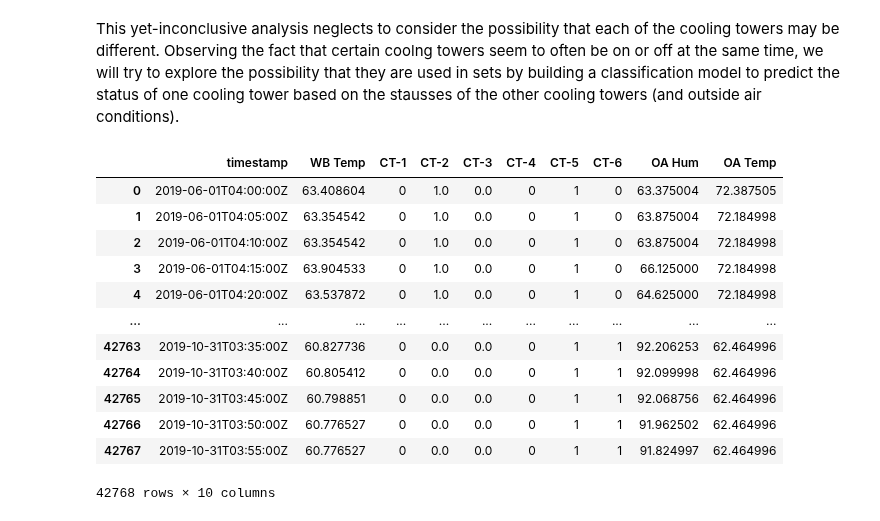
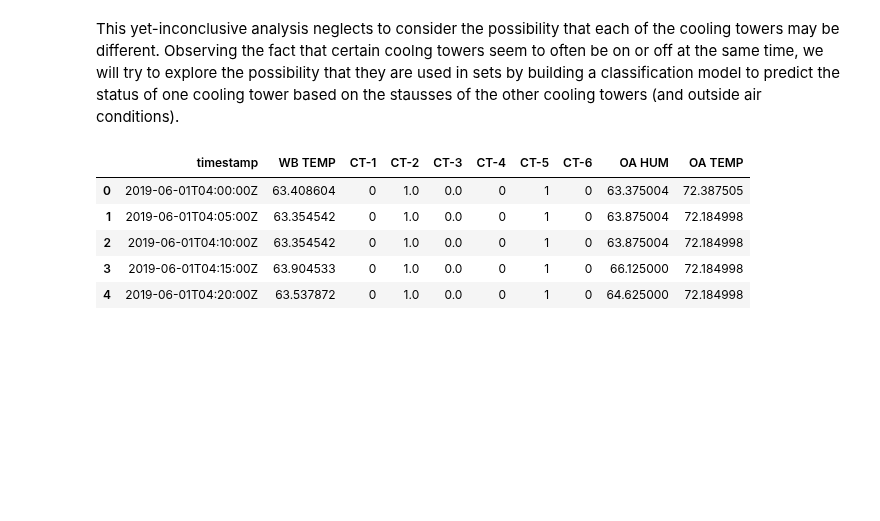
Before and after one commit to yairg98/Data-Driven-Problem-Solving, a Jupyter notebook: Assignments/Final Project/FinalProjectNotebook.ipynb, the cells around one changed output. Saved outputs shown, nothing was run; the diff lists cells and outputs as text; code cells hidden in the pictures; blank space fills up the shorter version.

```diff
--- a/Assignments/Final Project/FinalProjectNotebook.ipynb
+++ b/Assignments/Final Project/FinalProjectNotebook.ipynb
@@ -531,40 +531,35 @@ This yet-inconclusive analysis neglects to consider the possibility that each of
 # %%
 # Points to include in dataframe (status points + OA humidity, OA temp, wet bulb temp)
 incl_points = ct_status_ids + [201722, 201723, 201724]
 
 # Assign correct names to each point ID
 point_names = {
     201689: "CT-1",
     201695: "CT-2",
     201701: "CT-3",
     201707: "CT-4",
     201713: "CT-5",
     201719: "CT-6",
-    201722: "OA Hum",
-    201723: "OA Temp",
-    201724: "WB Temp"
+    201722: "OA HUM",
+    201723: "OA TEMP",
+    201724: "WB TEMP"
 }
 
 # Select your date and time
 start = datetime(2018,6,1,0,0,0).replace(tzinfo=tz)
 end = datetime(2020,6,1,0,0,0).replace(tzinfo=tz)
 
 # Get timeseries data from classifier df
 timeseries_query = TimeseriesQuery(point_ids = incl_points, start = start, end = end)
 query_results = client.stream_point_timeseries(timeseries_query)
 classifier_data = points_df_from_streaming_timeseries(query_results)
-classifier_data.rename(columns=point_names)
+classifier_data = classifier_data.rename(columns=point_names).dropna()
+
+classifier_data.head()
 # %% [output]
-|  | timestamp | WB Temp | CT-1 | CT-2 | CT-3 | CT-4 | CT-5 | CT-6 | OA Hum | OA Temp |
+|  | timestamp | WB TEMP | CT-1 | CT-2 | CT-3 | CT-4 | CT-5 | CT-6 | OA HUM | OA TEMP |
 | 0 | 2019-06-01T04:00:00Z | 63.408604 | 0 | 1.0 | 0.0 | 0 | 1 | 0 | 63.375004 | 72.387505 |
 | 1 | 2019-06-01T04:05:00Z | 63.354542 | 0 | 1.0 | 0.0 | 0 | 1 | 0 | 63.875004 | 72.184998 |
 | 2 | 2019-06-01T04:10:00Z | 63.354542 | 0 | 1.0 | 0.0 | 0 | 1 | 0 | 63.875004 | 72.184998 |
 | 3 | 2019-06-01T04:15:00Z | 63.904533 | 0 | 1.0 | 0.0 | 0 | 1 | 0 | 66.125000 | 72.184998 |
 | 4 | 2019-06-01T04:20:00Z | 63.537872 | 0 | 1.0 | 0.0 | 0 | 1 | 0 | 64.625000 | 72.184998 |
-| ... | ... | ... | ... | ... | ... | ... | ... | ... | ... | ... |
-| 42763 | 2019-10-31T03:35:00Z | 60.827736 | 0 | 0.0 | 0.0 | 0 | 1 | 1 | 92.206253 | 62.464996 |
-| 42764 | 2019-10-31T03:40:00Z | 60.805412 | 0 | 0.0 | 0.0 | 0 | 1 | 1 | 92.099998 | 62.464996 |
-| 42765 | 2019-10-31T03:45:00Z | 60.798851 | 0 | 0.0 | 0.0 | 0 | 1 | 1 | 92.068756 | 62.464996 |
-| 42766 | 2019-10-31T03:50:00Z | 60.776527 | 0 | 0.0 | 0.0 | 0 | 1 | 1 | 91.962502 | 62.464996 |
-| 42767 | 2019-10-31T03:55:00Z | 60.776527 | 0 | 0.0 | 0.0 | 0 | 1 | 1 | 91.824997 | 62.464996 |
-42768 rows × 10 columns
```
Also changed, not shown: parts of 5 cells of this notebook.
